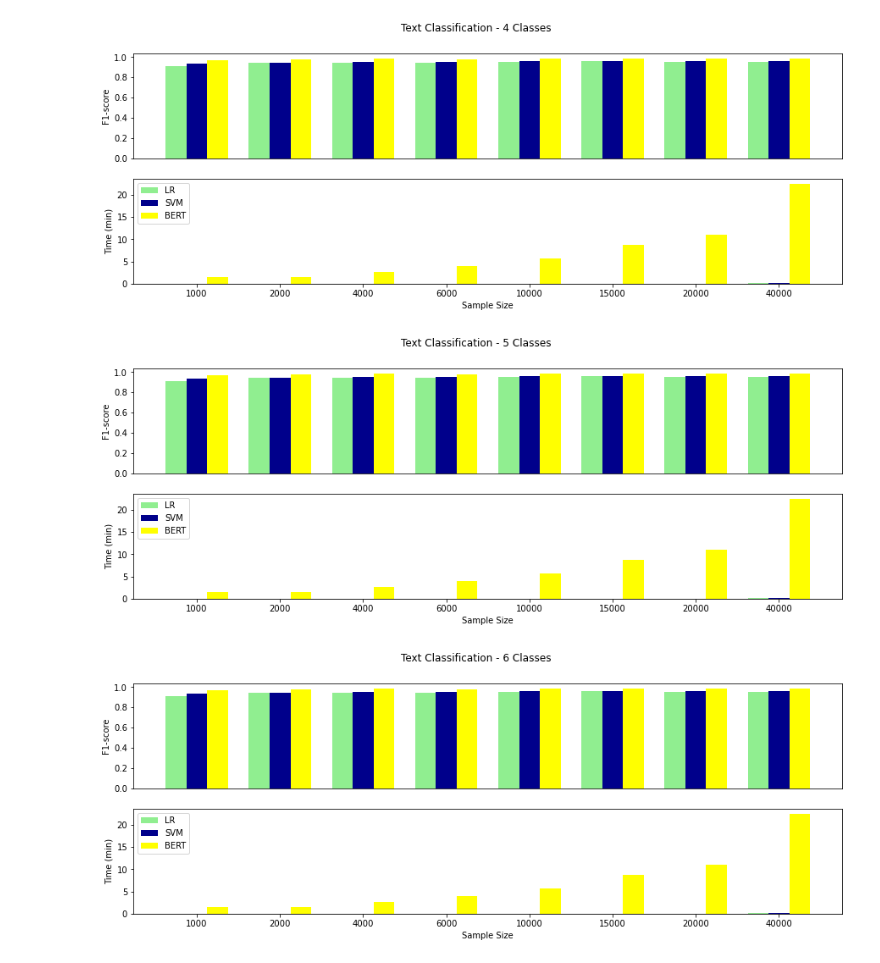
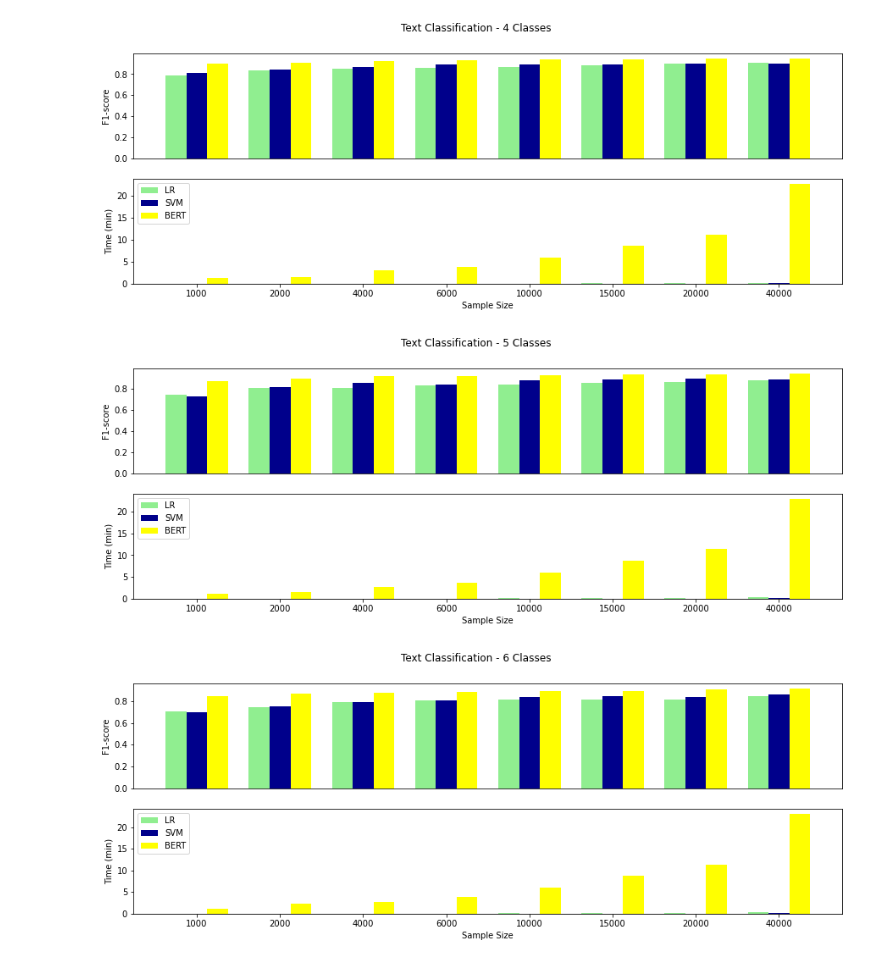
Before and after one commit to oriolgarrobe/Lyrics-classification-with-Transformers, a Jupyter notebook: Plots.ipynb, the cells around one changed output. Saved outputs shown, nothing was run; the diff lists cells and outputs as text; code cells hidden in the pictures.

Commit message:
Plots fixed

```diff
--- a/Plots.ipynb
+++ b/Plots.ipynb
@@ -22,5 +17,10 @@ class_size = ['2', '3', '4', '5', '6']
 # %%
 from helper_functions import plot_comp
+
+# Create arrays for plotting Results
+
+sample_size = ['1000', '2000', '4000', '6000', '10000', '15000', '20000', '40000']
+class_size = ['2', '3', '4', '5', '6']
 
 # Create plot for each classification task based on number of classes
 
@@ -35,14 +35,14 @@ for nclass in class_size:
     for size in sample_size:
         for model in range(3):
             if model==0:
-                f1[model][counter]=lr_performance[size]['2']['f1']
-                time[model][counter]=lr_performance[size]['2']['time']
+                f1[model][counter]=lr_performance[size][nclass]['f1']
+                time[model][counter]=lr_performance[size][nclass]['time']
             elif model==1:
-                f1[model][counter]=svm_performance[size]['2']['f1']
-                time[model][counter]=svm_performance[size]['2']['time']
+                f1[model][counter]=svm_performance[size][nclass]['f1']
+                time[model][counter]=svm_performance[size][nclass]['time']
             else:
-                f1[model][counter]=bert_performance[size]['2']['f1']
-                time[model][counter]=bert_performance[size]['2']['time']
+                f1[model][counter]=bert_performance[size][nclass]['f1']
+                time[model][counter]=bert_performance[size][nclass]['time']
         counter += 1
 
     # Function that shows and stores the plot for each number of classes
@@ -53,3 +53,3 @@ for nclass in class_size:
-[figure, old version]
+[figure, new version]
-[figure, old version]
+[figure, new version]
-[figure, old version]
+[figure, new version]
```
Also changed, not shown: parts of 2 cells of this notebook, 5 other files.
